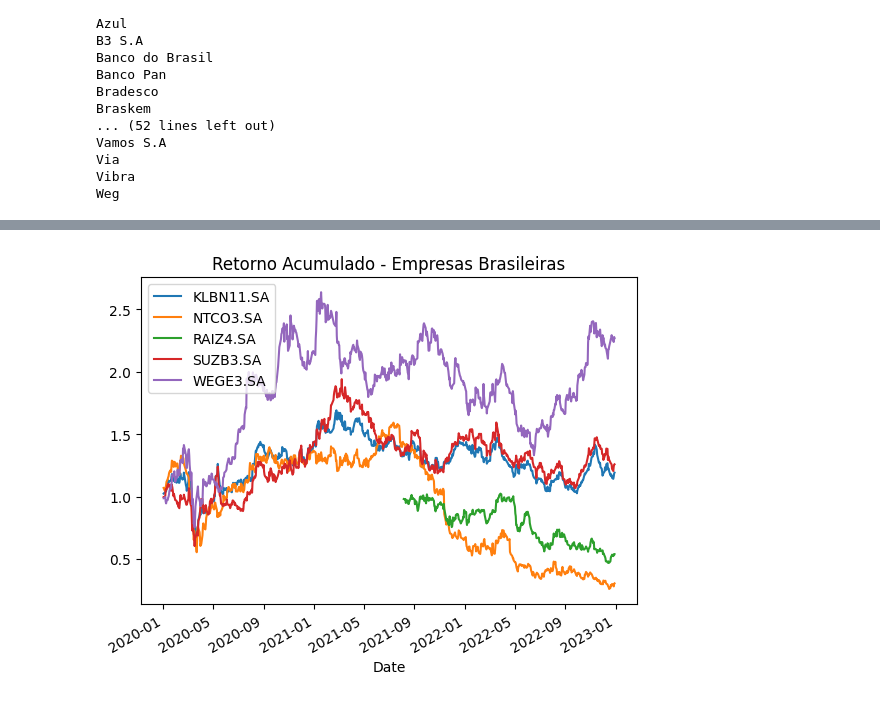
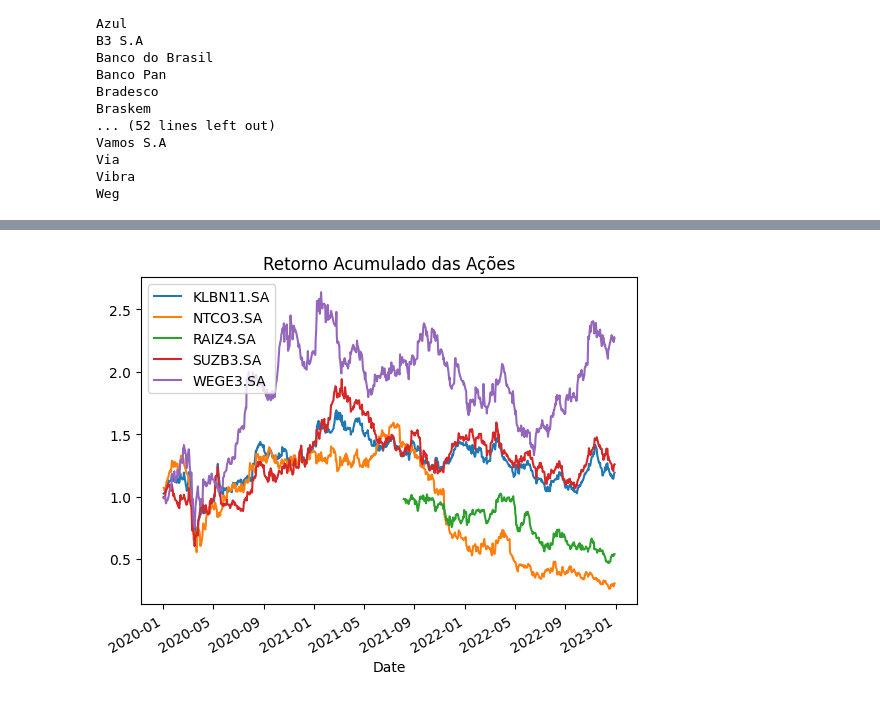
Before and after one commit to amandaalmeidag/Trabalho_Final_Python_Mercado_Financeiro, a Jupyter notebook: Apresentação_trabalho_final.ipynb, the cells around one changed output, grey strips where cells are left out. Drawn from its saved outputs; the diff is of its cells as text; code cells hidden in the pictures.

```diff
--- a/Apresentação_trabalho_final.ipynb
+++ b/Apresentação_trabalho_final.ipynb
@@ -437,27 +706,34 @@ plt.show()
 # %%
-#Retorno Acumulado
+# Script 9 – Plotar Gráfico do Retorno Acumulado das Ações
+
+# Instalando bibliotecas
+!pip install pandas
+!pip install yfinance
+!pip install matplotlib
+
+#Importando Bibliotecas
 import pandas as pd
 import yfinance as yf
 import matplotlib.pyplot as plt
 
-# Definir lista de símbolos das empresas brasileiras
+# Definindo lista de códigos das ações das empresas
 empresas_brasileiras = ['WEGE3.SA', 'SUZB3.SA', 'KLBN11.SA', 'RAIZ4.SA', 'NTCO3.SA']
 
-# Definir período de análise
+# Definindo período de análise
 data_inicio = '2020-01-01'
 data_fim = '2022-12-31'
 
-# Baixar dados das ações usando yfinance
+# Baixando dados das ações
 dados_brasileiros = yf.download(empresas_brasileiras, start=data_inicio, end=data_fim)['Adj Close']
 
-# Calcular retornos diários
+# Calculando retornos diários
 retornos_brasileiros = dados_brasileiros.pct_change()
 
-# Calcular retornos acumulados
+# Calculando retornos acumulados
 retorno_acumulado_brasileiro = (1 + retornos_brasileiros).cumprod()
 
 # Plotar gráfico de retornos acumulados
-retorno_acumulado_brasileiro.plot(title='Retorno Acumulado - Empresas Brasileiras')
+retorno_acumulado_brasileiro.plot(title='Retorno Acumulado das Ações')
 
 # Exibir gráfico
 plt.show()
@@ -465,2 +757,2 @@ plt.show()
 [*********************100%***********************]  5 of 5 completed
-[figure, old version]
+[figure, new version]
```
Also changed, not shown: parts of 28 cells of this notebook.
